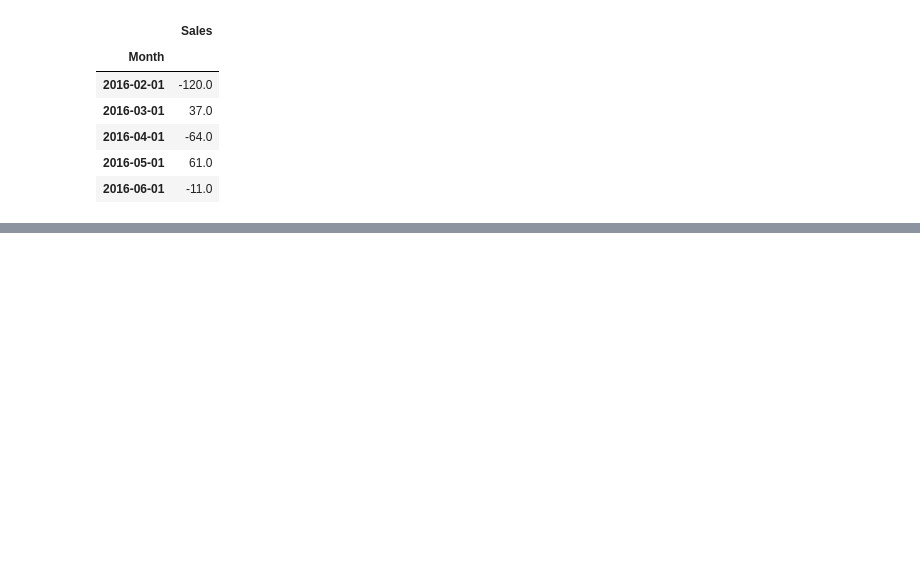
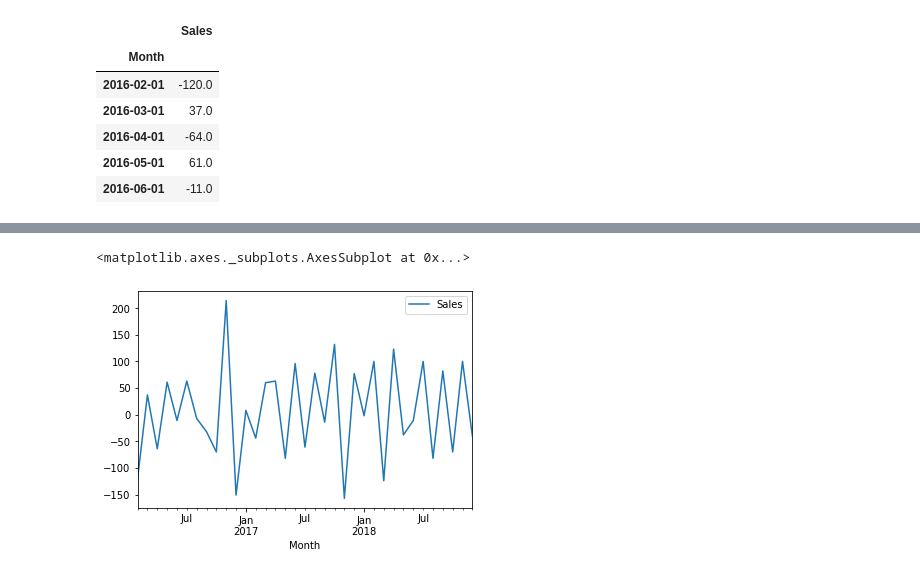
Before and after one commit to rnsandeep/time_series, a Jupyter notebook: car_sales.ipynb, the cells around one changed output, grey strips where cells are left out. Saved outputs shown, nothing was run; the diff lists cells and outputs as text; code cells hidden in the pictures; blank space fills up the shorter version.

```diff
--- a/car_sales.ipynb
+++ b/car_sales.ipynb
@@ -61 +58,6 @@ Successfully installed patsy-0.5.1 statsmodels-0.11.1
+# %%
+sales_diff.plot()
+# %% [output]
+<matplotlib.axes._subplots.AxesSubplot at 0x...>
+[figure, added]
 # %%
```
Also changed, not shown: parts of 30 cells of this notebook, 1 other file.
